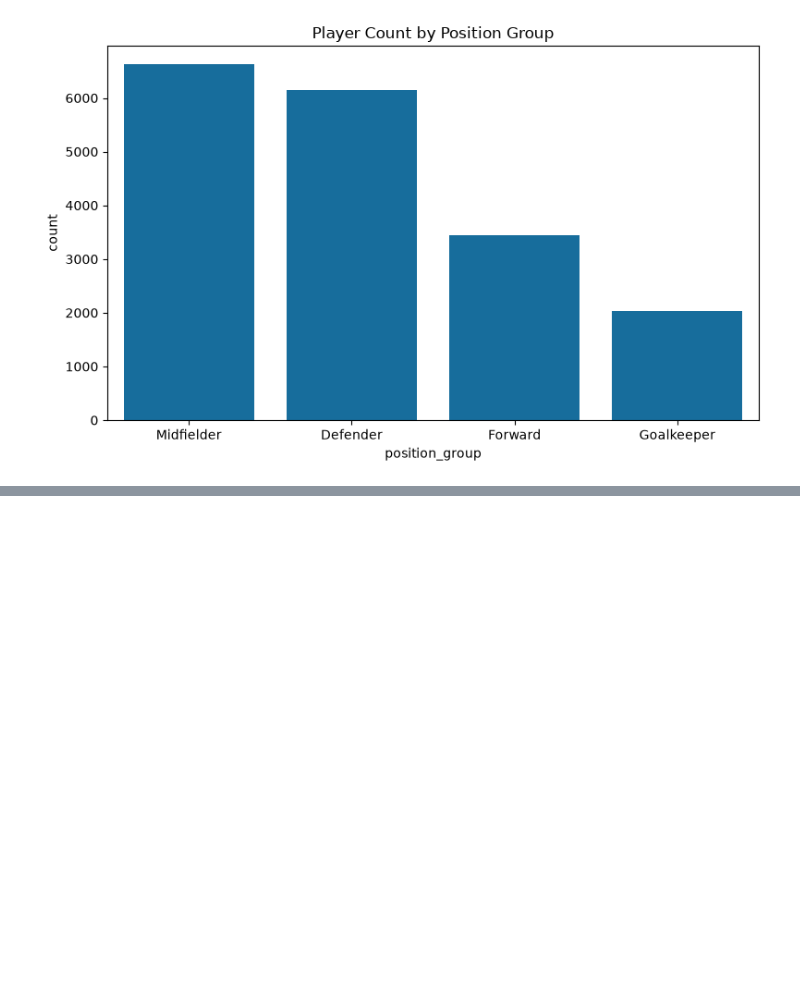
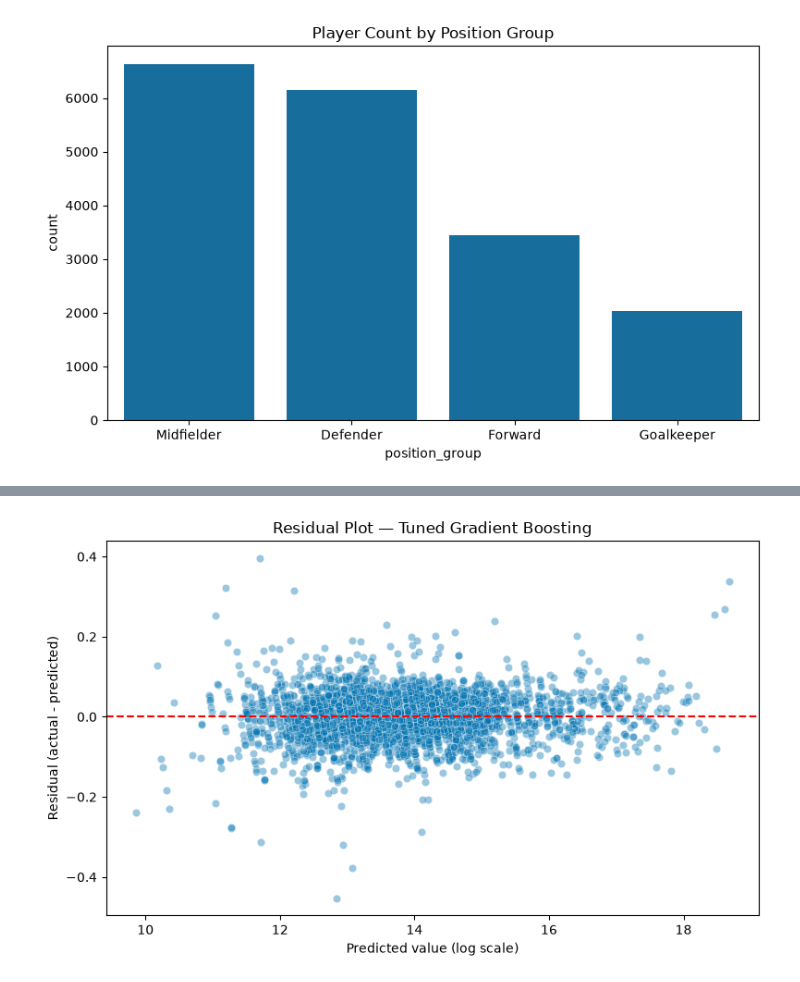
Before and after one commit to Nishitha2006/fc24-player-analytics-ml, a Jupyter notebook: regression.ipynb, the cells around one changed output, grey strips where cells are left out. Cells and saved outputs as stored; diff of their text form; code cells hidden in the pictures; blank space fills up the shorter version.

Commit message:
Complete Regression track - 10 models, CV, tuning, visualizations

```diff
--- a/regression.ipynb
+++ b/regression.ipynb
@@ -375,0 +438,7 @@ plt.show()
+# %%
+from sklearn.model_selection import train_test_split
+
+X_train, X_test, y_train, y_test = train_test_split(
+    X, y, test_size=0.2, random_state=42
+)
+X_train.shape, X_test.shape
@@ -375,0 +619,22 @@ plt.show()
+# %%
+gb_param_grid = {
+    'n_estimators': [100, 200],
+    'learning_rate': [0.05, 0.1, 0.2],
+    'max_depth': [3, 5]
+}
+
+gb_grid = GridSearchCV(
+    GradientBoostingRegressor(random_state=42),
+    gb_param_grid,
+    cv=3,
+    scoring='r2',
+    n_jobs=-1,
+    verbose=1
+)
+gb_grid.fit(X_train_scaled, y_train)
+
+print("Best GB params:", gb_grid.best_params_)
+print("Best GB CV R2:", gb_grid.best_score_)
+
+y_pred_gb_tuned = gb_grid.best_estimator_.predict(X_test_scaled)
+print("Tuned GB Test R2:", r2_score(y_test, y_pred_gb_tuned))
@@ -375,0 +653,18 @@ plt.show()
+# %%
+best_model = gb_grid.best_estimator_
+y_pred_best = y_pred_gb_tuned
+
+# 1. Residual plot
+residuals = y_test - y_pred_best
+
+plt.figure(figsize=(8, 5))
+sns.scatterplot(x=y_pred_best, y=residuals, alpha=0.4)
+plt.axhline(0, color='red', linestyle='--')
+plt.xlabel('Predicted value (log scale)')
+plt.ylabel('Residual (actual - predicted)')
+plt.title('Residual Plot — Tuned Gradient Boosting')
+plt.tight_layout()
+plt.savefig('regression_residual_plot.png', bbox_inches='tight')
+plt.show()
+# %% [output]
+[figure, added]
```
Also changed, not shown: parts of 29 cells of this notebook, 3 other files.
